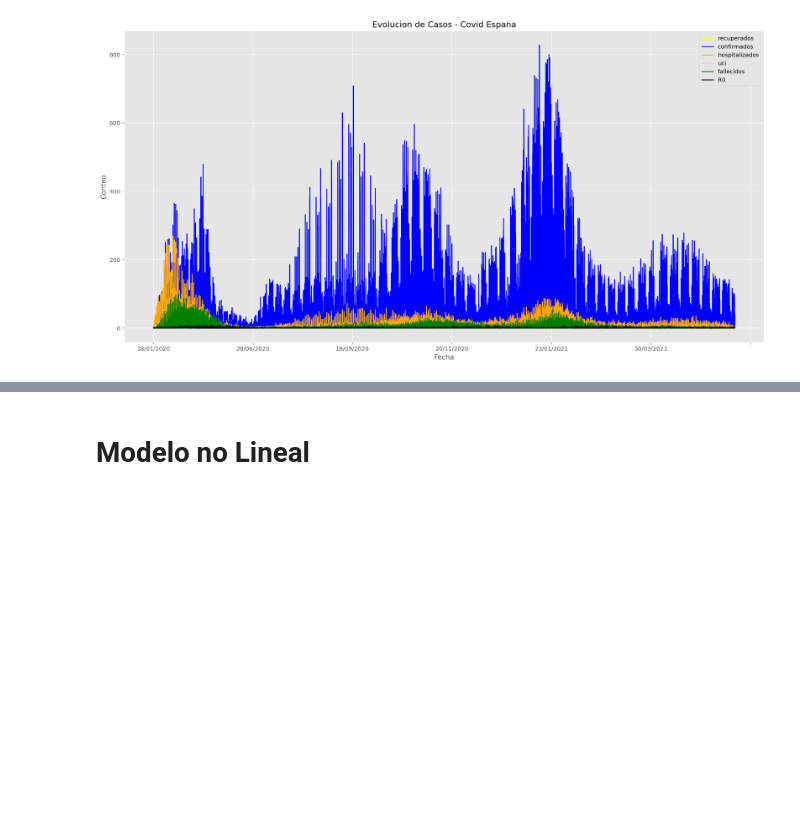
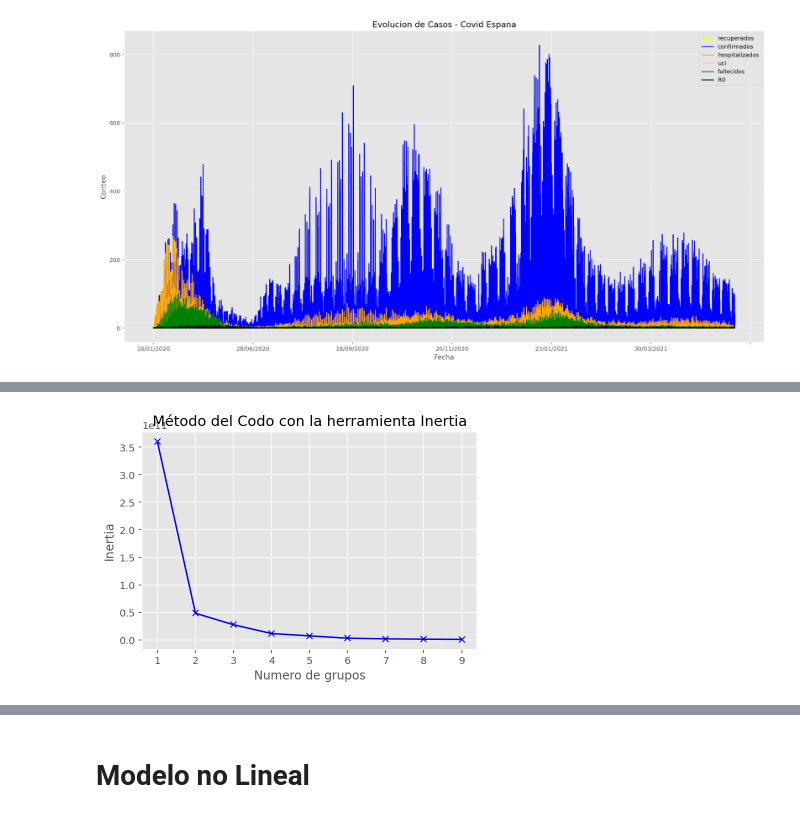
Before and after one commit to arthurbaleeiro/ArtBaleeiro, a Jupyter notebook: analisis_arthurTFM.ipynb, the cells around one changed output, grey strips where cells are left out. Cells and saved outputs as stored; diff of their text form; code cells hidden in the pictures; blank space fills up the shorter version.

```diff
--- a/analisis_arthurTFM.ipynb
+++ b/analisis_arthurTFM.ipynb
@@ -625,0 +321,13 @@ print(lr_multiple.score(X_train, y_train))
+# %%
+#Creamos un dataframe para cada variable epidemiológica con la información de climatología
+bd_conf = bd_epidem[['ccaa','poblacion','recuperados', 'R0', 'confirmados']].copy()
+bd_conf = bd_conf.fillna(0)
+
+bd_hos = bd_epidem[['ccaa','poblacion','recuperados', 'R0','hospitalizados']].copy()
+bd_hos = bd_hos.fillna(0)
+
+bd_uci = bd_epidem[['ccaa','poblacion','recuperados', 'R0', 'uci']].copy()
+bd_uci = bd_uci.fillna(0)
+
+bd_fal = bd_epidem[['ccaa','poblacion','recuperados', 'R0', 'fallecidos']].copy()
+bd_fal = bd_fal.fillna(0)
@@ -625,0 +423,31 @@ print(lr_multiple.score(X_train, y_train))
+# %%
+# ANALISE DE 'FALLECIDOS'
+# agrupaion
+bd_fal_sc=['poblacion','recuperados', 'R0', 'fallecidos']
+
+if len(bd_fal_sc)==0:
+    data_fal=bd_fal.select_dtypes(include='float')
+else:
+    data_fal=bd_fal[bd_fal_sc]
+data_fal=pd.concat([data_fal,bd_fal[['ccaa']]],axis=1)
+data_fal=data_fal.groupby('ccaa').mean().reset_index()
+data_fal.fillna(0,inplace=True)
+# %%
+#ANALISIS CLUSTER - FALLECIDOS
+
+inertias = []
+K = range(1,10)
+
+for k in K:
+    #Building and fitting the model
+    kmeanModel = KMeans(n_clusters=k).fit(data_fal.drop(['ccaa'],axis=1))
+    kmeanModel.fit(data_fal.drop(['ccaa'],axis=1))
+    inertias.append(kmeanModel.inertia_)
+
+plt.plot(K, inertias, 'bx-')
+plt.xlabel('Numero de grupos')
+plt.ylabel('Inertia')
+plt.title('Método del Codo con la herramienta Inertia')
+plt.show()
+# %% [output]
+[figure, added]
```
Also changed, not shown: parts of 50 cells of this notebook.
